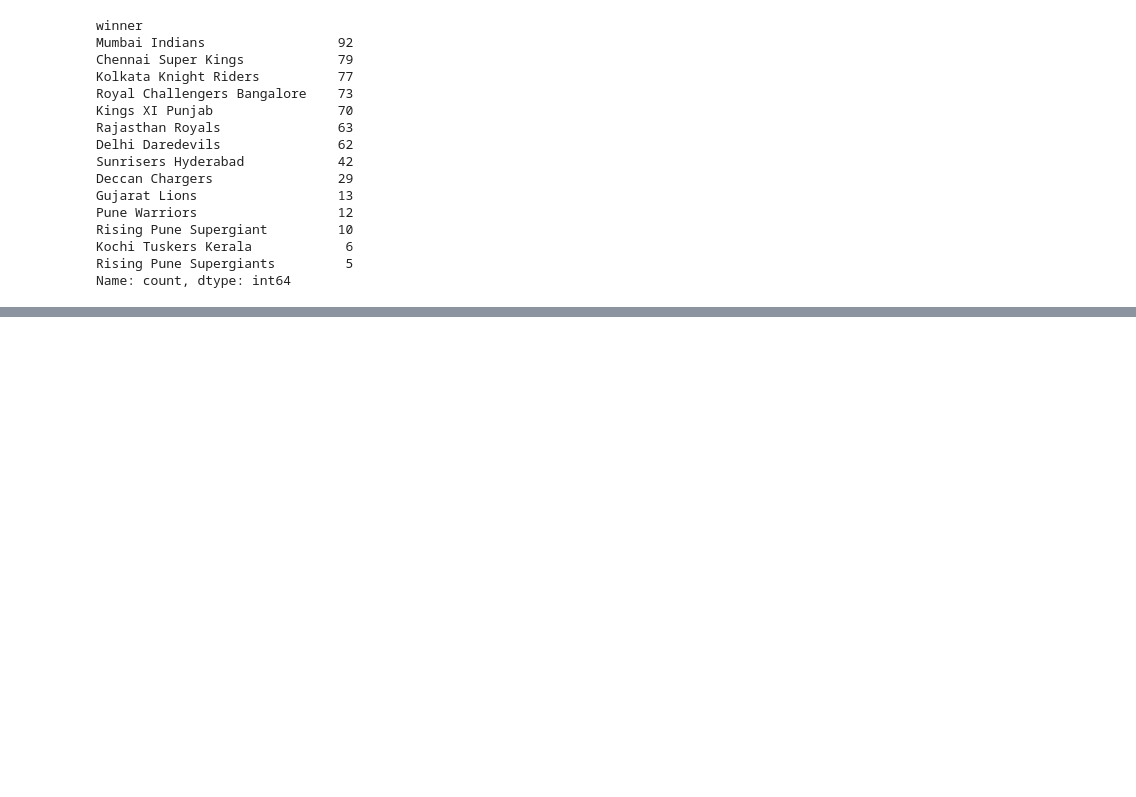
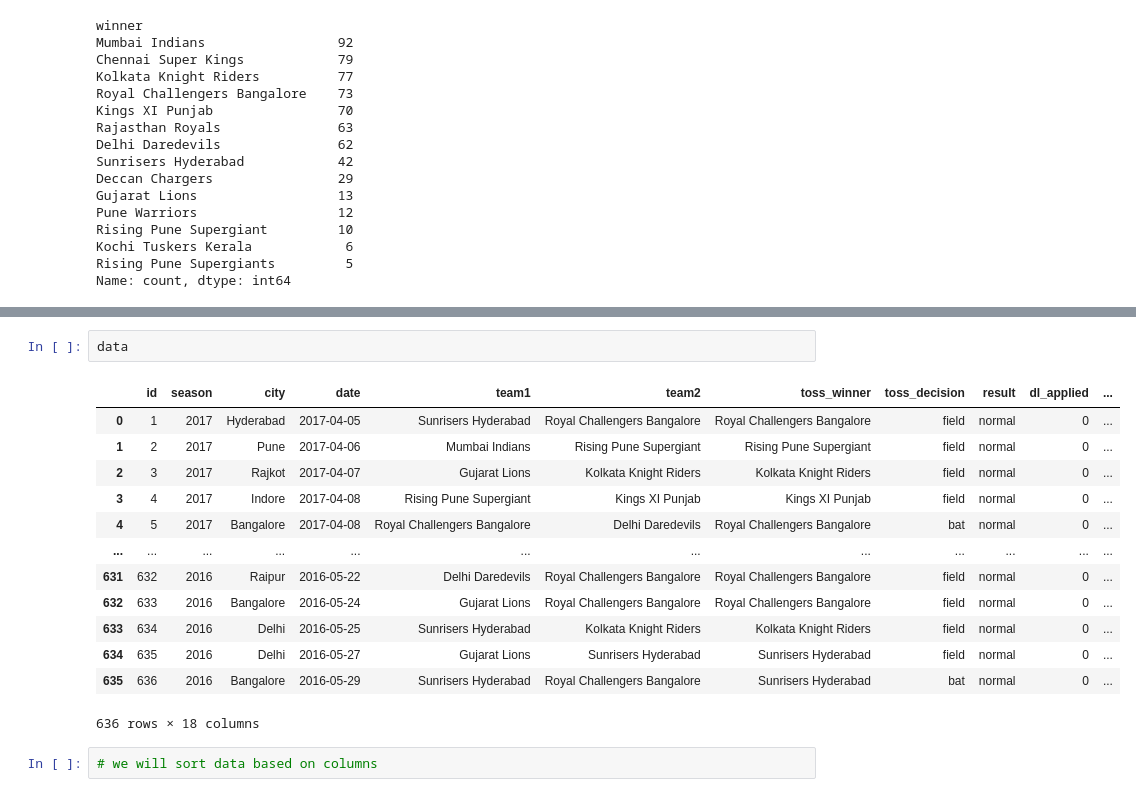
Before and after one commit to sanjogbhalla16/ML-CampusX, a Jupyter notebook: Pandas/Part9.ipynb, the cells around one changed output, grey strips where cells are left out. Cells and saved outputs as stored; diff of their text form; blank space fills up the shorter version.

```diff
--- a/Pandas/Part9.ipynb
+++ b/Pandas/Part9.ipynb
@@ -24,0 +70,18 @@ Name: count, dtype: int64
+# %%
+data
+# %% [output]
+|  | id | season | city | date | team1 | team2 | toss_winner | toss_decision | result | dl_applied | ... |
+| 0 | 1 | 2017 | Hyderabad | 2017-04-05 | Sunrisers Hyderabad | Royal Challengers Bangalore | Royal Challengers Bangalore | field | normal | 0 | ... |
+| 1 | 2 | 2017 | Pune | 2017-04-06 | Mumbai Indians | Rising Pune Supergiant | Rising Pune Supergiant | field | normal | 0 | ... |
+| 2 | 3 | 2017 | Rajkot | 2017-04-07 | Gujarat Lions | Kolkata Knight Riders | Kolkata Knight Riders | field | normal | 0 | ... |
+| 3 | 4 | 2017 | Indore | 2017-04-08 | Rising Pune Supergiant | Kings XI Punjab | Kings XI Punjab | field | normal | 0 | ... |
+| 4 | 5 | 2017 | Bangalore | 2017-04-08 | Royal Challengers Bangalore | Delhi Daredevils | Royal Challengers Bangalore | bat | normal | 0 | ... |
+| ... | ... | ... | ... | ... | ... | ... | ... | ... | ... | ... | ... |
+| 631 | 632 | 2016 | Raipur | 2016-05-22 | Delhi Daredevils | Royal Challengers Bangalore | Royal Challengers Bangalore | field | normal | 0 | ... |
+| 632 | 633 | 2016 | Bangalore | 2016-05-24 | Gujarat Lions | Royal Challengers Bangalore | Royal Challengers Bangalore | field | normal | 0 | ... |
+| 633 | 634 | 2016 | Delhi | 2016-05-25 | Sunrisers Hyderabad | Kolkata Knight Riders | Kolkata Knight Riders | field | normal | 0 | ... |
+| 634 | 635 | 2016 | Delhi | 2016-05-27 | Gujarat Lions | Sunrisers Hyderabad | Sunrisers Hyderabad | field | normal | 0 | ... |
+| 635 | 636 | 2016 | Bangalore | 2016-05-29 | Sunrisers Hyderabad | Royal Challengers Bangalore | Sunrisers Hyderabad | bat | normal | 0 | ... |
+636 rows × 18 columns
+# %%
+# we will sort data based on columns
```
Also changed, not shown: parts of 6 cells of this notebook.
